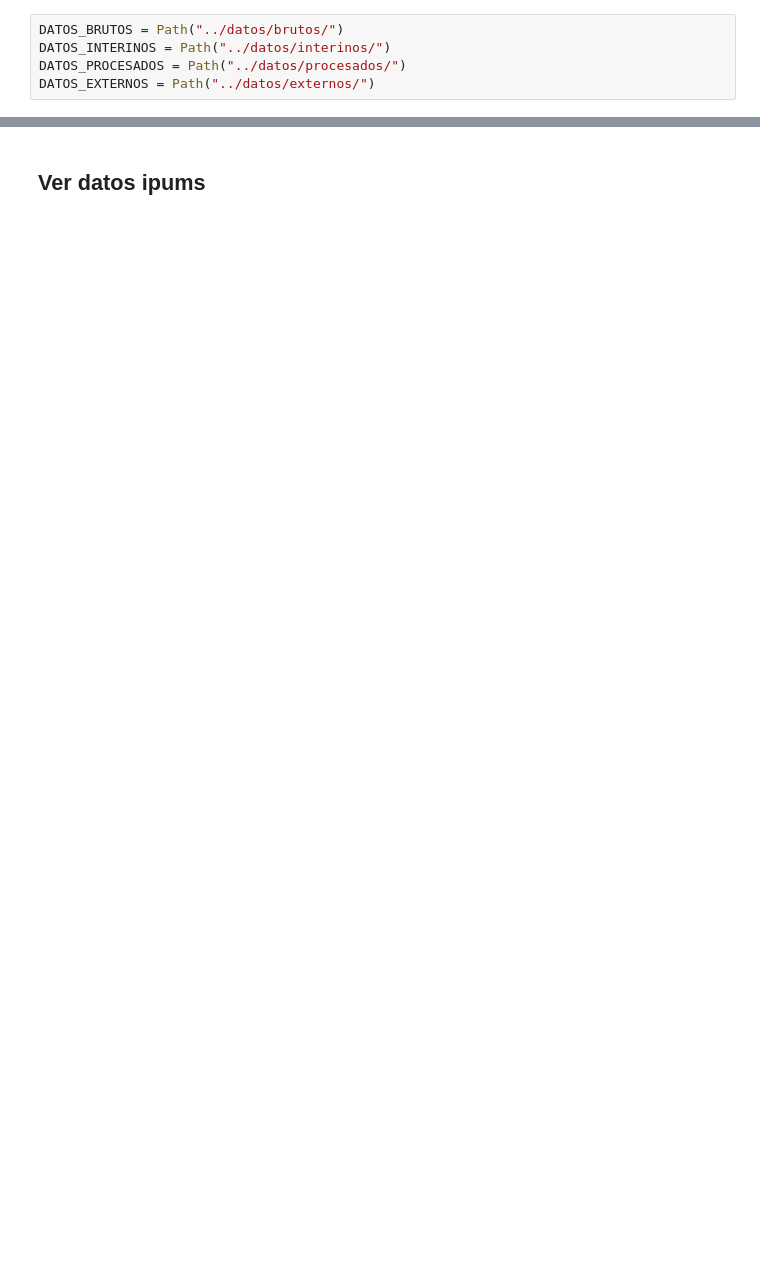
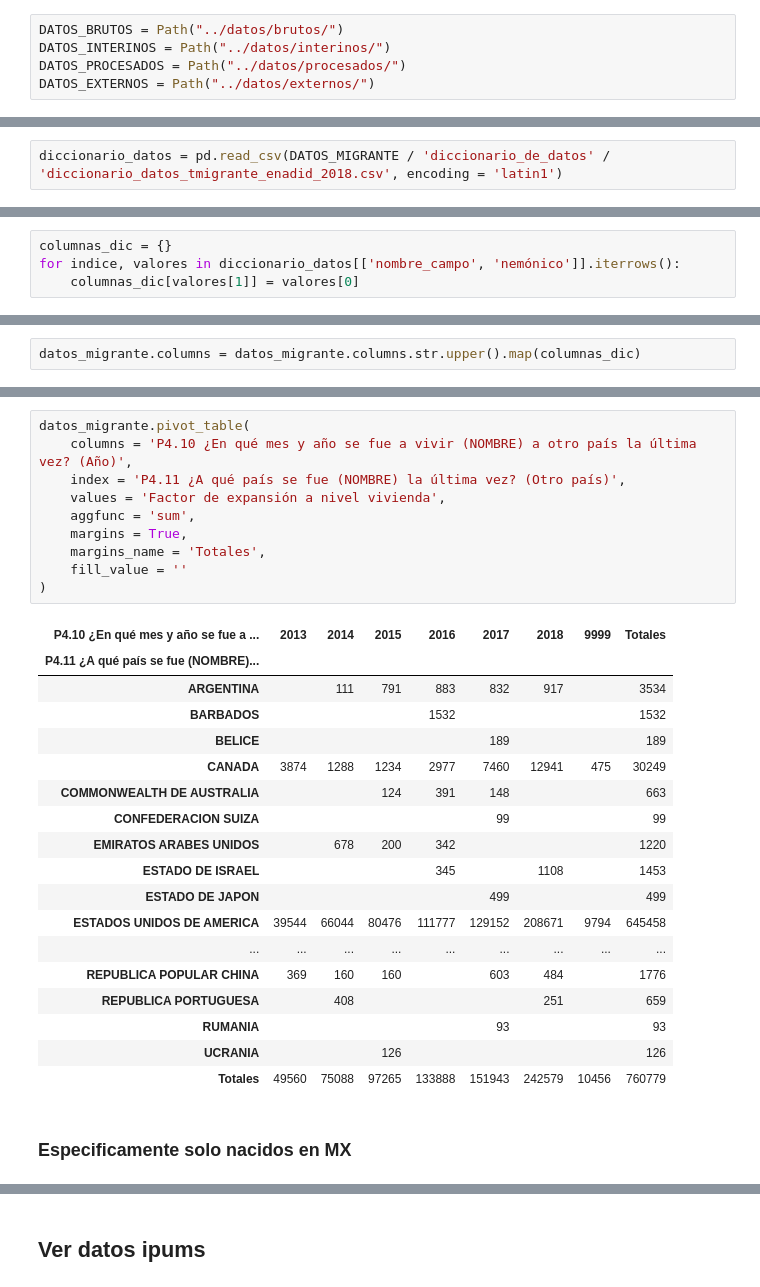
Before and after one commit to chekos/blog-nexos-migracion, a Jupyter notebook: notebooks/00_DataPrep.ipynb, the cells around one changed output, grey strips where cells are left out. Drawn from its saved outputs; the diff is of its cells as text; blank space fills up the shorter version.

```diff
--- a/notebooks/00_DataPrep.ipynb
+++ b/notebooks/00_DataPrep.ipynb
@@ -162,0 +212,2 @@ datos_migrante.head().T
+# %%
+diccionario_datos = pd.read_csv(DATOS_MIGRANTE / 'diccionario_de_datos' / 'diccionario_datos_tmigrante_enadid_2018.csv', encoding = 'latin1')
@@ -162,0 +233,4 @@ datos_migrante.head().T
+# %%
+columnas_dic = {}
+for indice, valores in diccionario_datos[['nombre_campo', 'nemónico']].iterrows():
+    columnas_dic[valores[1]] = valores[0]
@@ -162,0 +257,2 @@ datos_migrante.head().T
+# %%
+datos_migrante.columns = datos_migrante.columns.str.upper().map(columnas_dic)
@@ -162,0 +325,31 @@ datos_migrante.head().T
+# %%
+datos_migrante.pivot_table(
+    columns = 'P4.10 ¿En qué mes y año se fue a vivir (NOMBRE) a otro país la última vez? (Año)',
+    index = 'P4.11 ¿A qué país se fue (NOMBRE) la última vez? (Otro país)',
+    values = 'Factor de expansión a nivel vivienda',
+    aggfunc = 'sum',
+    margins = True,
+    margins_name = 'Totales',
+    fill_value = ''
+)
+# %% [output]
+| P4.10 ¿En qué mes y año se fue a ... | 2013 | 2014 | 2015 | 2016 | 2017 | 2018 | 9999 | Totales |
+| P4.11 ¿A qué país se fue (NOMBRE)... |  |  |  |  |  |  |  |  |
+| ARGENTINA |  | 111 | 791 | 883 | 832 | 917 |  | 3534 |
+| BARBADOS |  |  |  | 1532 |  |  |  | 1532 |
+| BELICE |  |  |  |  | 189 |  |  | 189 |
+| CANADA | 3874 | 1288 | 1234 | 2977 | 7460 | 12941 | 475 | 30249 |
+| COMMONWEALTH DE AUSTRALIA |  |  | 124 | 391 | 148 |  |  | 663 |
+| CONFEDERACION SUIZA |  |  |  |  | 99 |  |  | 99 |
+| EMIRATOS ARABES UNIDOS |  | 678 | 200 | 342 |  |  |  | 1220 |
+| ESTADO DE ISRAEL |  |  |  | 345 |  | 1108 |  | 1453 |
+| ESTADO DE JAPON |  |  |  |  | 499 |  |  | 499 |
+| ESTADOS UNIDOS DE AMERICA | 39544 | 66044 | 80476 | 111777 | 129152 | 208671 | 9794 | 645458 |
+| ... | ... | ... | ... | ... | ... | ... | ... | ... |
+| REPUBLICA POPULAR CHINA | 369 | 160 | 160 |  | 603 | 484 |  | 1776 |
+| REPUBLICA PORTUGUESA |  | 408 |  |  |  | 251 |  | 659 |
+| RUMANIA |  |  |  |  | 93 |  |  | 93 |
+| UCRANIA |  |  | 126 |  |  |  |  | 126 |
+| Totales | 49560 | 75088 | 97265 | 133888 | 151943 | 242579 | 10456 | 760779 |
+# %% [markdown]
+### Especificamente solo nacidos en MX
```
Also changed, not shown: parts of 43 cells of this notebook, 2 other files.
